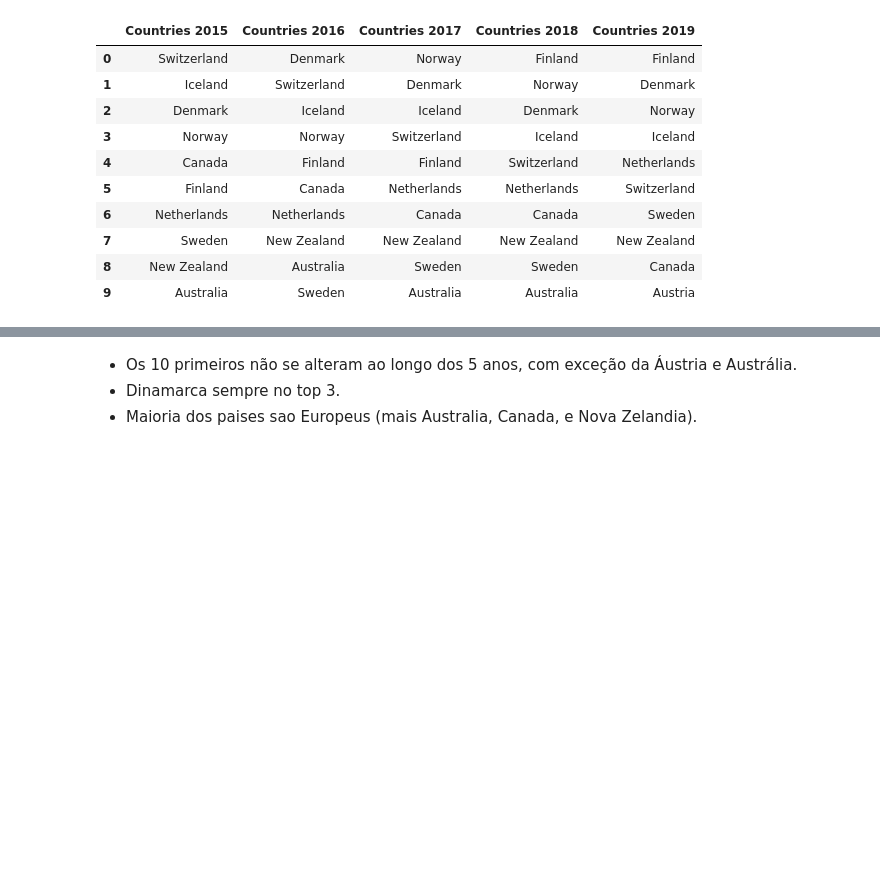
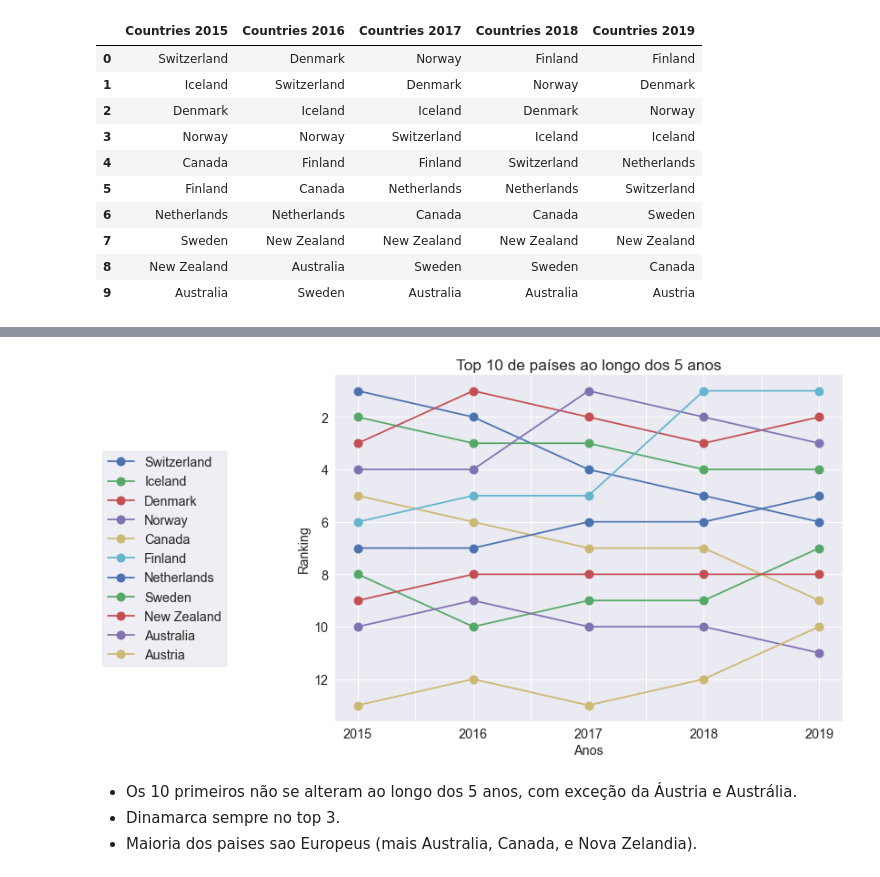
Before and after one commit to gaiogreg/projetos-lets-code, a Jupyter notebook: Projeto3/projeto3.ipynb, the cells around one changed output, grey strips where cells are left out. Saved outputs shown, nothing was run; the diff lists cells and outputs as text; code cells hidden in the pictures; blank space fills up the shorter version.

```diff
--- a/Projeto3/projeto3.ipynb
+++ b/Projeto3/projeto3.ipynb
@@ -5,6 +5,8 @@ Grupo: Gregório Gaio, Guilherme César, Lucas Medeiros, Rodrigo Cruz e Vinicius
 # %%
 import numpy as np
 import pandas as pd
+import matplotlib.pyplot as plt
+plt.style.use('seaborn')
 # %%
 db_2015 = pd.read_csv('2015.csv',delimiter=',')
 db_2016 = pd.read_csv('2016.csv',delimiter=',')
@@ -32,0 +37,9 @@ db_top_10_todos_anos
+# %%
+ind = db_top_10_todos_anos.melt().iloc[:,1].unique()
+df_posicoes = pd.DataFrame(data={'Country':ind})
+df_posicoes = df_posicoes.merge(db_2015[['Country', 'Happiness Rank']], on='Country').merge(db_2016[['Country', 'Happiness Rank']], on='Country')\
+    .merge(db_2017[['Country', 'Happiness.Rank']], on='Country').merge(db_2018[['Country or region', 'Overall rank']], left_on='Country', right_on='Country or region')\
+        .merge(db_2019[['Country or region', 'Overall rank']], left_on='Country', right_on='Country or region').drop(columns=['Country or region_x', 'Country or region_y'])\
+            .set_index('Country').rename(columns={'Happiness Rank_x':'2015','Happiness Rank_y':'2016','Happiness.Rank':'2017','Overall rank_x':'2018','Overall rank_y':'2019'})
+df_posicoes_t = df_posicoes.T
+display(df_posicoes_t)
@@ -33,3 +53,12 @@ db_top_10_todos_anos
+# %%
+df_posicoes_t.plot(kind="line", figsize=(10, 7), marker="o", ms=10, fontsize = 'large').invert_yaxis()
+plt.legend(bbox_to_anchor=(-0.2, 0.80), fontsize = 'large', frameon=True, )
+plt.ylabel("Ranking", fontsize = 'large')
+plt.xlabel('Anos',fontsize = 'large')
+plt.title('Top 10 de países ao longo dos 5 anos', fontsize = 'x-large')
+plt.show()
+# %% [output]
+[figure, added]
 # %% [markdown]
 - Os 10 primeiros não se alteram ao longo dos 5 anos, com exceção da Áustria e Austrália. <br>
 - Dinamarca sempre no top 3.<br>
```
Also changed, not shown: parts of 11 cells of this notebook.
